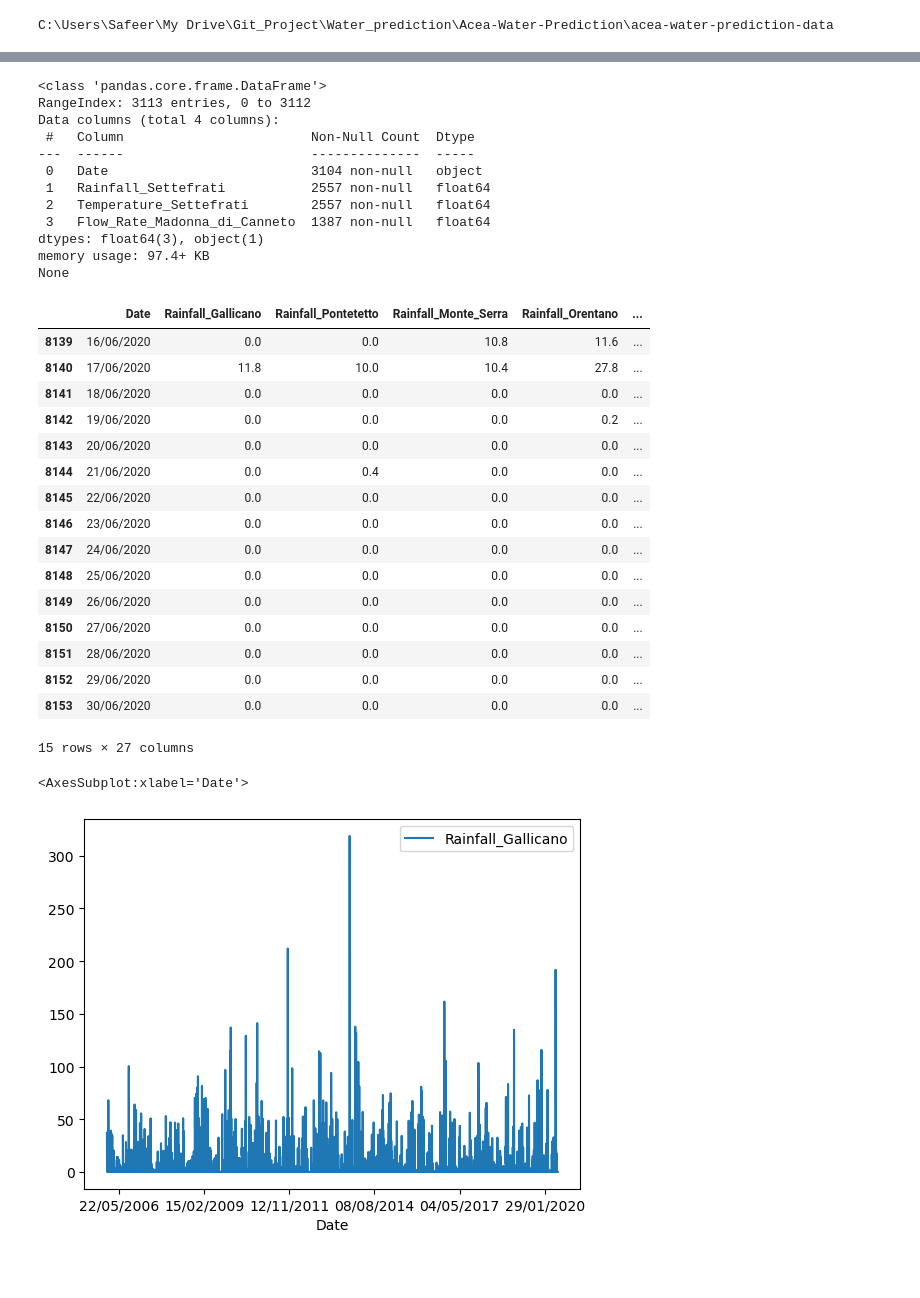
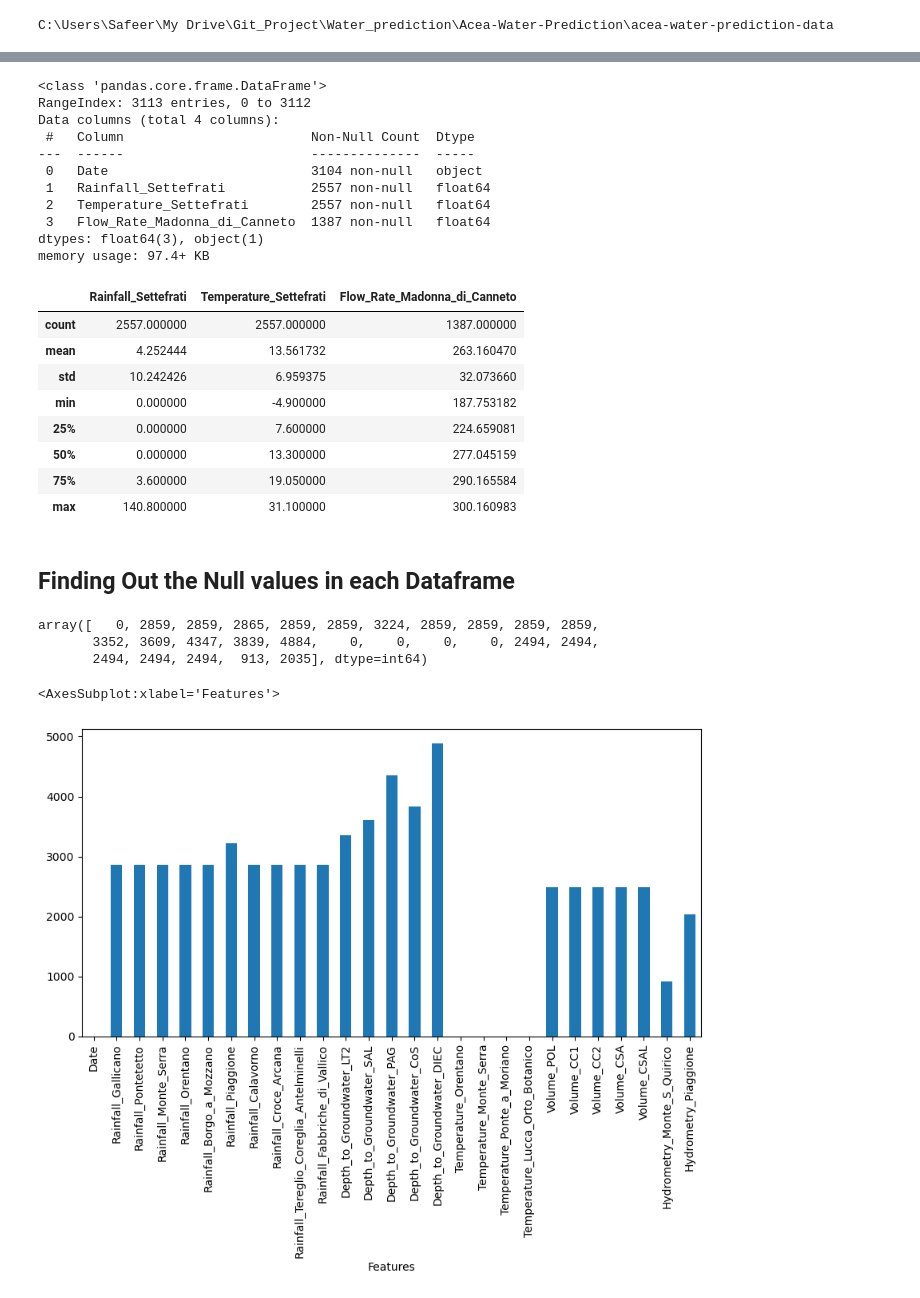
Before and after one commit to safeer-maker/Acea-Water-Prediction, a Jupyter notebook: water prediction.ipynb, the cells around one changed output, grey strips where cells are left out. Cells and saved outputs as stored; diff of their text form; code cells hidden in the pictures; blank space fills up the shorter version.

Commit message:
NaN values and correlation Compleate

```diff
--- a/water prediction.ipynb
+++ b/water prediction.ipynb
@@ -186,6 +266,6 @@ None
 # %%
-print (spr_madonna_pd.info())
-#print (spr_madonna_pd.describe())
+spr_madonna_pd.info()
+spr_madonna_pd.describe()
 # %% [output]
 <class 'pandas.core.frame.DataFrame'>
 RangeIndex: 3113 entries, 0 to 3112
@@ -198,30 +278,28 @@ Data columns (total 4 columns):
  3   Flow_Rate_Madonna_di_Canneto  1387 non-null   float64
 dtypes: float64(3), object(1)
 memory usage: 97.4+ KB
-None
+|  | Rainfall_Settefrati | Temperature_Settefrati | Flow_Rate_Madonna_di_Canneto |
+| count | 2557.000000 | 2557.000000 | 1387.000000 |
+| mean | 4.252444 | 13.561732 | 263.160470 |
+| std | 10.242426 | 6.959375 | 32.073660 |
+| min | 0.000000 | -4.900000 | 187.753182 |
+| 25% | 0.000000 | 7.600000 | 224.659081 |
+| 50% | 0.000000 | 13.300000 | 277.045159 |
+| 75% | 3.600000 | 19.050000 | 290.165584 |
+| max | 140.800000 | 31.100000 | 300.160983 |
-# %%
-aq_auser_pd.tail(15)
-# %% [output]
-|  | Date | Rainfall_Gallicano | Rainfall_Pontetetto | Rainfall_Monte_Serra | Rainfall_Orentano | ... |
-| 8139 | 16/06/2020 | 0.0 | 0.0 | 10.8 | 11.6 | ... |
-| 8140 | 17/06/2020 | 11.8 | 10.0 | 10.4 | 27.8 | ... |
-| 8141 | 18/06/2020 | 0.0 | 0.0 | 0.0 | 0.0 | ... |
-| 8142 | 19/06/2020 | 0.0 | 0.0 | 0.0 | 0.2 | ... |
-| 8143 | 20/06/2020 | 0.0 | 0.0 | 0.0 | 0.0 | ... |
-| 8144 | 21/06/2020 | 0.0 | 0.4 | 0.0 | 0.0 | ... |
-| 8145 | 22/06/2020 | 0.0 | 0.0 | 0.0 | 0.0 | ... |
-| 8146 | 23/06/2020 | 0.0 | 0.0 | 0.0 | 0.0 | ... |
-| 8147 | 24/06/2020 | 0.0 | 0.0 | 0.0 | 0.0 | ... |
-| 8148 | 25/06/2020 | 0.0 | 0.0 | 0.0 | 0.0 | ... |
-| 8149 | 26/06/2020 | 0.0 | 0.0 | 0.0 | 0.0 | ... |
-| 8150 | 27/06/2020 | 0.0 | 0.0 | 0.0 | 0.0 | ... |
-| 8151 | 28/06/2020 | 0.0 | 0.0 | 0.0 | 0.0 | ... |
-| 8152 | 29/06/2020 | 0.0 | 0.0 | 0.0 | 0.0 | ... |
-| 8153 | 30/06/2020 | 0.0 | 0.0 | 0.0 | 0.0 | ... |
-15 rows × 27 columns
+# %% [markdown]
+## Finding Out the Null values in each Dataframe
 # %%
-
-aq_auser_pd.plot.line(x = 'Date' , y = 'Rainfall_Gallicano' )
+auser_null = aq_auser_pd.isnull().sum()
+auser_null.values
 # %% [output]
-<AxesSubplot:xlabel='Date'>
+array([   0, 2859, 2859, 2865, 2859, 2859, 3224, 2859, 2859, 2859, 2859,
+       3352, 3609, 4347, 3839, 4884,    0,    0,    0,    0, 2494, 2494,
+       2494, 2494, 2494,  913, 2035], dtype=int64)
-[figure, removed]
+# %%
+fig  = plot.figure ()
+auser_null.plot(kind = 'bar', figsize = (10,5), xlabel = "Features", xlim = {0,100})
+#plot.bar(x = auser_null.values, height = auser_null.item)
+# %% [output]
+<AxesSubplot:xlabel='Features'>
+[figure, added]
```
Also changed, not shown: parts of 29 cells of this notebook, 4 other files.
